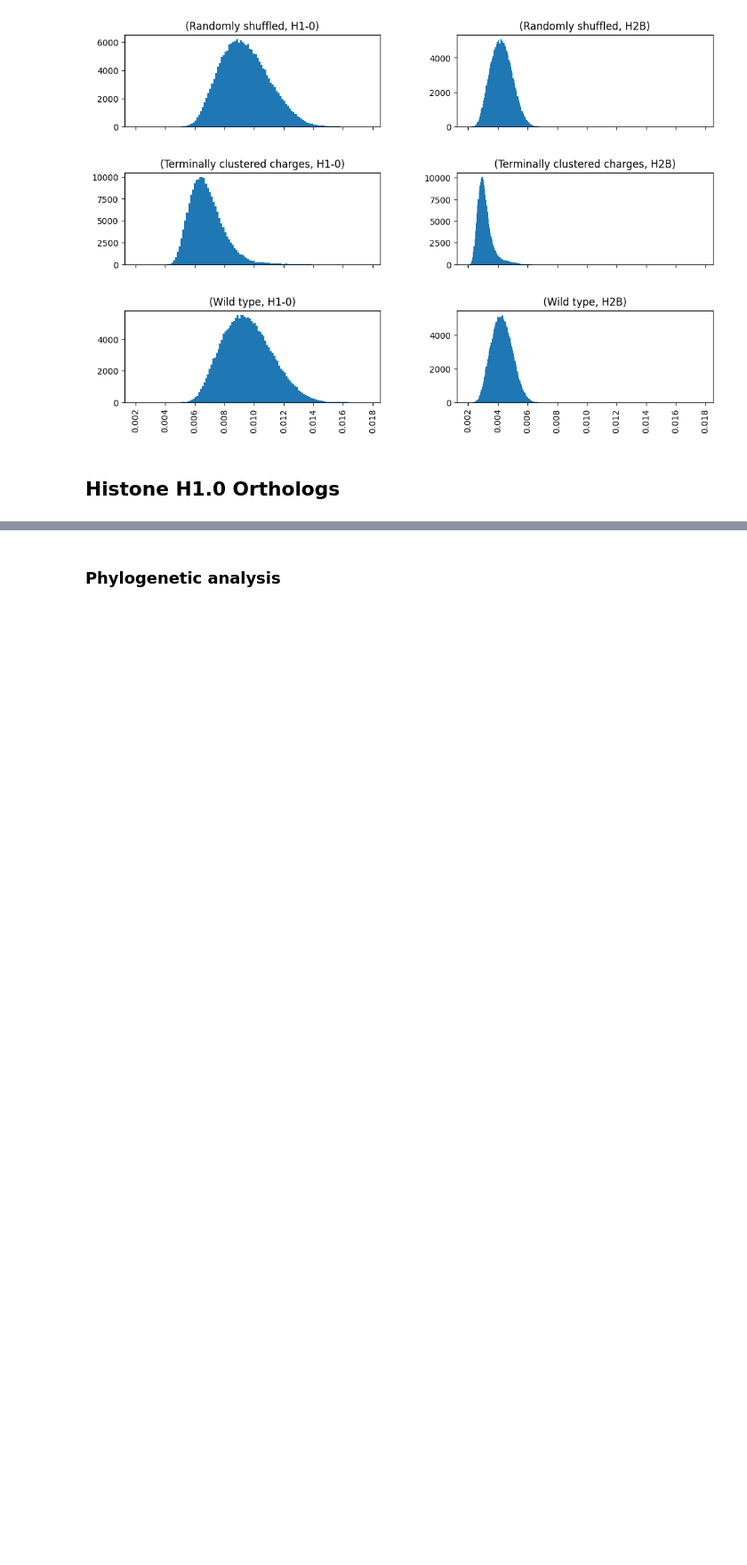
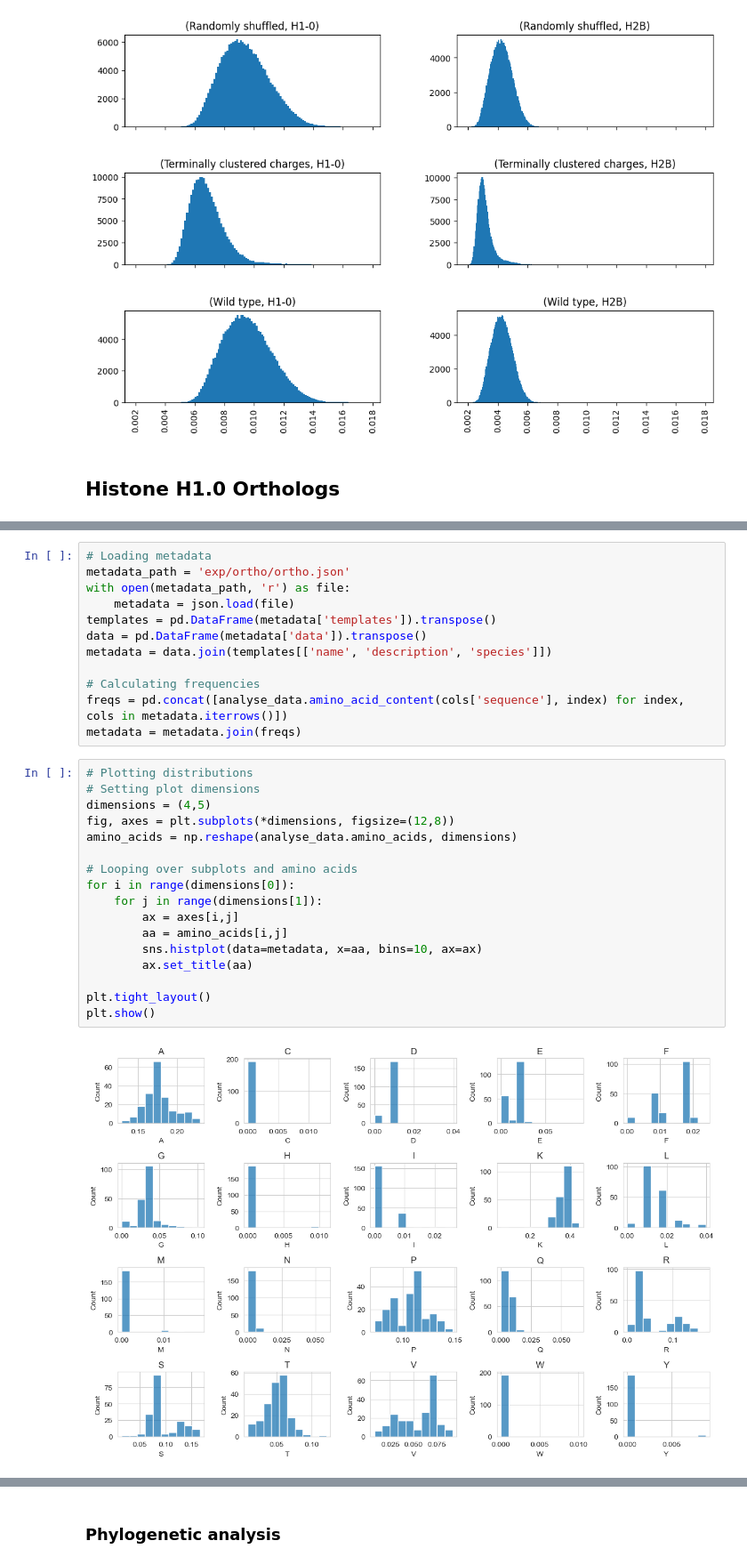
Before and after one commit to frederikespersen/OrthoIDP, a Jupyter notebook: Analysis.ipynb, the cells around one changed output, grey strips where cells are left out. Shown at 89% size. Drawn from its saved outputs; the diff is of its cells as text; blank space fills up the shorter version.

```diff
--- a/Analysis.ipynb
+++ b/Analysis.ipynb
@@ -105,0 +146,31 @@ Name: Rg, dtype: float64
+# %%
+# Loading metadata
+metadata_path = 'exp/ortho/ortho.json'
+with open(metadata_path, 'r') as file:
+    metadata = json.load(file)
+templates = pd.DataFrame(metadata['templates']).transpose()
+data = pd.DataFrame(metadata['data']).transpose()
+metadata = data.join(templates[['name', 'description', 'species']])
+
+# Calculating frequencies
+freqs = pd.concat([analyse_data.amino_acid_content(cols['sequence'], index) for index, cols in metadata.iterrows()])
+metadata = metadata.join(freqs)
+# %%
+# Plotting distributions
+# Setting plot dimensions
+dimensions = (4,5)
+fig, axes = plt.subplots(*dimensions, figsize=(12,8))
+amino_acids = np.reshape(analyse_data.amino_acids, dimensions)
+
+# Looping over subplots and amino acids
+for i in range(dimensions[0]):
+    for j in range(dimensions[1]):
+        ax = axes[i,j]
+        aa = amino_acids[i,j]
+        sns.histplot(data=metadata, x=aa, bins=10, ax=ax)
+        ax.set_title(aa)
+
+plt.tight_layout()
+plt.show()
+# %% [output]
+[figure, added]
```
Also changed, not shown: parts of 20 cells of this notebook, 4 other files.
